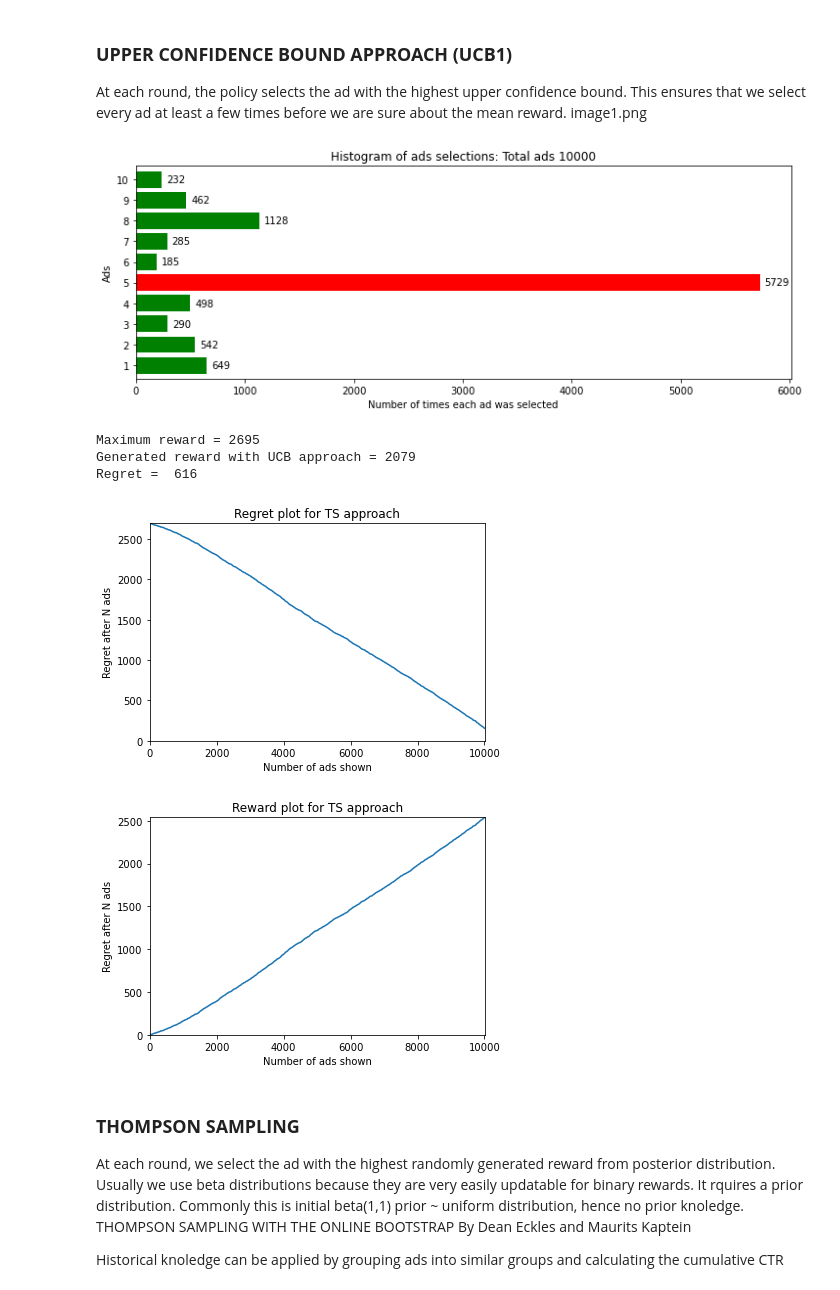
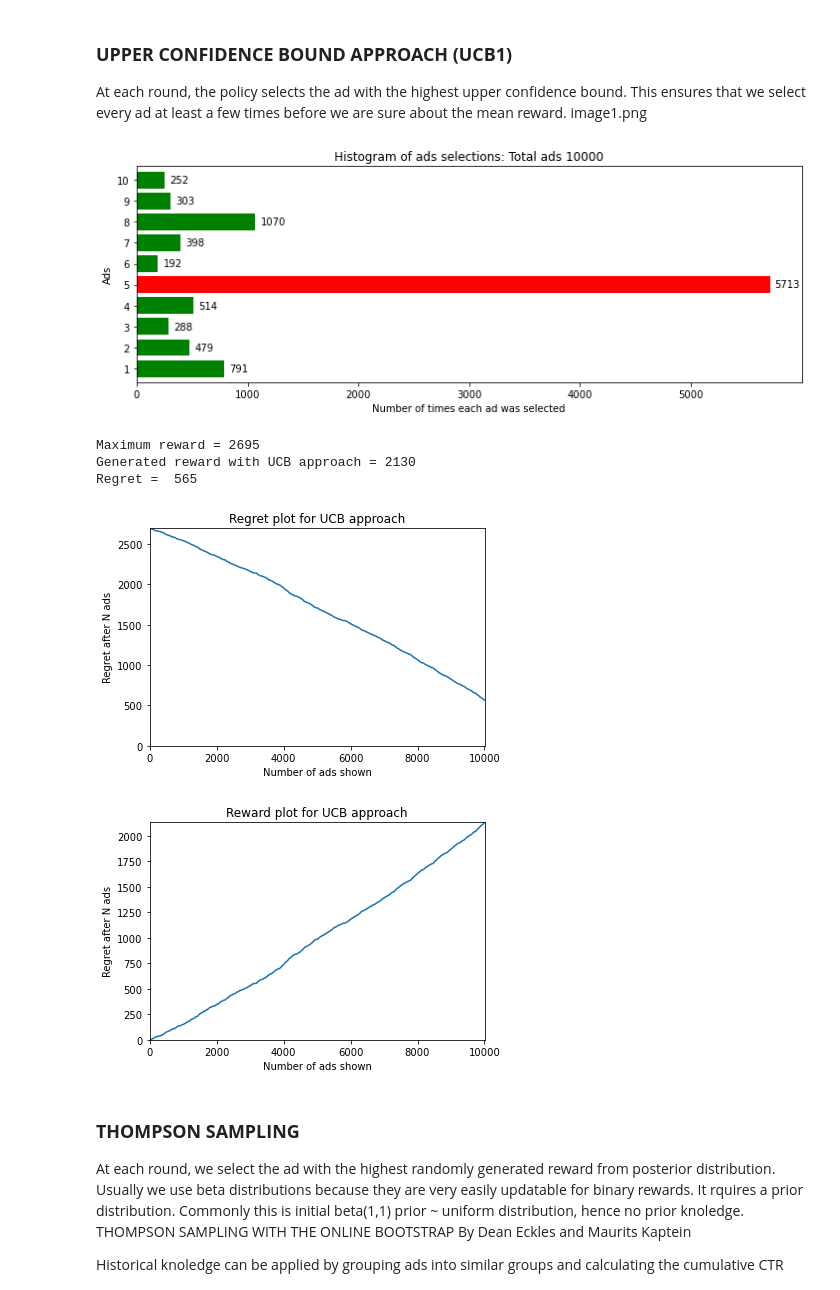
Before and after one commit to AlexSpacek/MAB_contextual, a Jupyter notebook: simple.ipynb, the cells around one changed output. Drawn from its saved outputs; the diff is of its cells as text; code cells hidden in the pictures.

```diff
--- a/simple.ipynb
+++ b/simple.ipynb
@@ -52,11 +52,11 @@ dtype: float64
 During each round the bandit selects a completely random ad. This will be our baseline.
 # %%
 'Random approach'
-from matplotlib import style
+# from matplotlib import style
 'Initialize variables'
 ads_selected = []
 Fig1 = Ad_Figure()
-style.use('dark_background')
+# style.use('dark_background')
 random_approach = pd.DataFrame(0, index=np.arange(len(dataset)), columns=dataset.columns.values)
 max_reward = dataset.sum().max()
 regret_random = [max_reward]
@@ -211,19 +211,19 @@ print(f'Generated reward with UCB approach = {UCB_approach.values.sum()}')
 print(f'Regret = {regret_UCB[-1]: .0f}')
 plt.close()
 # %% [output]
-[figure, old version]
+[figure, new version]
 Maximum reward = 2695
-Generated reward with UCB approach = 2079
-Regret =  616
+Generated reward with UCB approach = 2130
+Regret =  565
 # %%
 '''
     It seems that UCB is not as robust for dataset with similar means...'''
-regret_plot(regret_TS,title = 'Regret plot for TS approach')
-reward_TS = [-(x-max_reward) for x in regret_TS]
-regret_plot(reward_TS,title = 'Reward plot for TS approach')
+regret_plot(regret_UCB,title = 'Regret plot for UCB approach')
+reward_UCB= [-(x-max_reward) for x in regret_UCB]
+regret_plot(reward_UCB,title = 'Reward plot for UCB approach')
 # %% [output]
-[figure, old version]
+[figure, new version]
-[figure, old version]
+[figure, new version]
 # %% [markdown]
 ### **THOMPSON SAMPLING**
 At each round, we select the ad with the highest randomly generated reward from posterior distribution.
```
Also changed, not shown: parts of 5 cells of this notebook, 1 other file.
